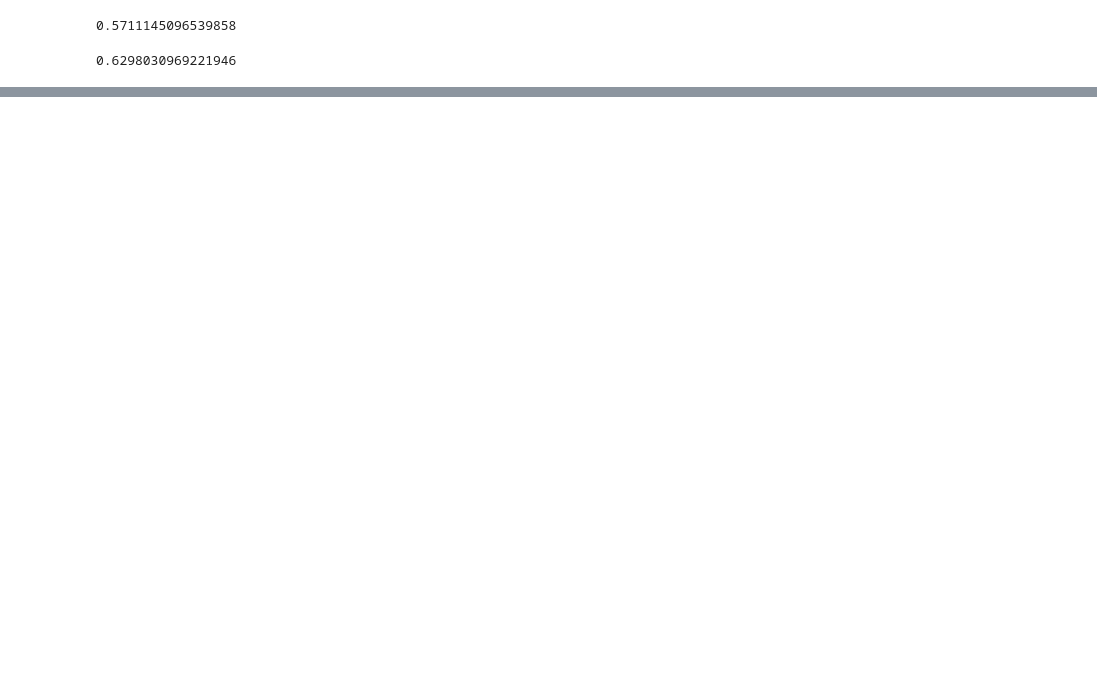
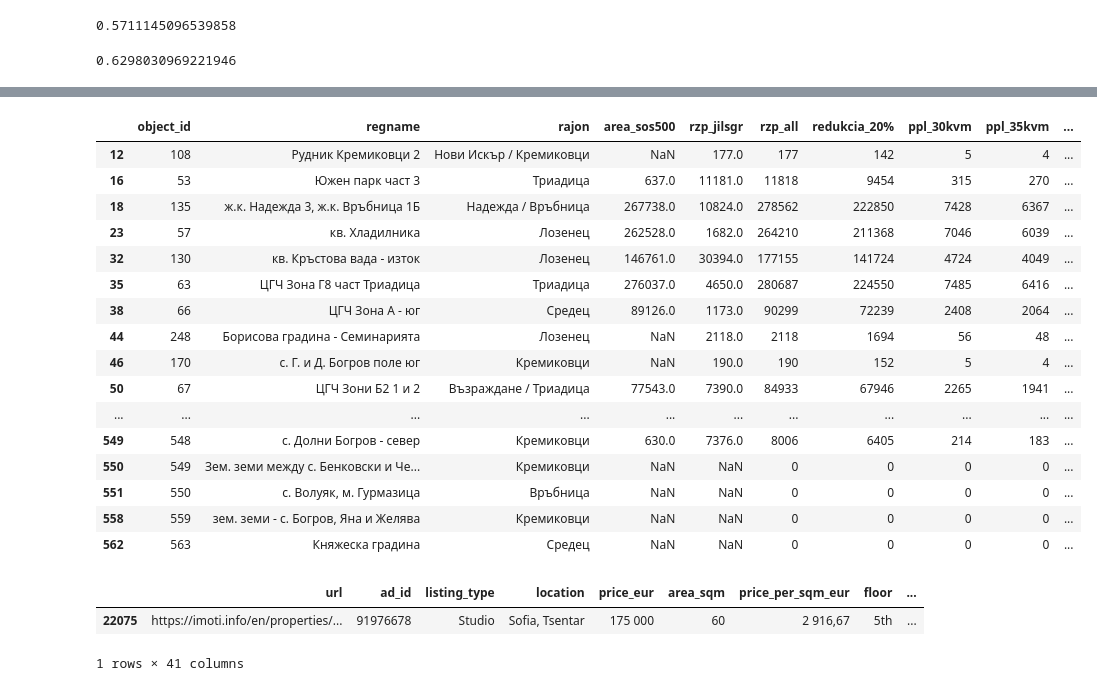
Before and after one commit to Andrii-Ostapchuk/sofia_housing_districts_analysis, a Jupyter notebook: src/exploration/district_mapping.ipynb, the cells around one changed output, grey strips where cells are left out. Saved outputs shown, nothing was run; the diff lists cells and outputs as text; code cells hidden in the pictures; blank space fills up the shorter version.

```diff
--- a/src/exploration/district_mapping.ipynb
+++ b/src/exploration/district_mapping.ipynb
@@ -74,0 +145,6 @@ len(sofia_for_sale_scraped[(sofia_for_rent_scraped['neighborhood'].notna()) | (s
+# %%
+combined_listings = pd.concat([sofia_for_sale_scraped, sofia_for_rent_scraped], ignore_index=True)
+
+combined_listings['location_clean'] = combined_listings['location'].apply(clean_neighborhood)
+
+combined_listings.sample(5)
@@ -74,0 +159,4 @@ len(sofia_for_sale_scraped[(sofia_for_rent_scraped['neighborhood'].notna()) | (s
+# %%
+districts['regname_clean'] = districts['regname'].apply(clean_neighborhood)
+
+districts[districts['regname_clean'].str.contains('b-5', case=False)]
@@ -74,0 +165,10 @@ len(sofia_for_sale_scraped[(sofia_for_rent_scraped['neighborhood'].notna()) | (s
+# %%
+regname_clean_set = {s.strip().lower() for s in districts['regname_clean'].dropna()}
+location_clean_set = {s.strip().lower() for s in combined_listings['location_clean'].dropna()}
+
+matches = {x: [y for y in regname_clean_set if x in y] for x in location_clean_set}
+
+matched = {x: ys for x, ys in matches.items() if ys}
+unmatched = {x for x, ys in matches.items() if not ys}
+
+unmatched
@@ -74,0 +186,5 @@ len(sofia_for_sale_scraped[(sofia_for_rent_scraped['neighborhood'].notna()) | (s
+# %%
+districts['regname_clean_2'] = districts['regname_clean'].apply(
+    lambda r: max([x for x in location_clean_set if x in r], key=len, default=None)
+    if isinstance(r, str) else None
+)
@@ -74,0 +219,28 @@ len(sofia_for_sale_scraped[(sofia_for_rent_scraped['neighborhood'].notna()) | (s
+# %%
+districts[districts['rajon'].str.contains('Ц', case=False)]
+# %% [output]
+|  | object_id | regname | rajon | area_sos500 | rzp_jilsgr | rzp_all | redukcia_20% | ppl_30kvm | ppl_35kvm | ... |
+| 12 | 108 | Рудник Кремиковци 2 | Нови Искър / Кремиковци | NaN | 177.0 | 177 | 142 | 5 | 4 | ... |
+| 16 | 53 | Южен парк част 3 | Триадица | 637.0 | 11181.0 | 11818 | 9454 | 315 | 270 | ... |
+| 18 | 135 | ж.к. Надежда 3, ж.к. Връбница 1Б | Надежда / Връбница | 267738.0 | 10824.0 | 278562 | 222850 | 7428 | 6367 | ... |
+| 23 | 57 | кв. Хладилника | Лозенец | 262528.0 | 1682.0 | 264210 | 211368 | 7046 | 6039 | ... |
+| 32 | 130 | кв. Кръстова вада - изток | Лозенец | 146761.0 | 30394.0 | 177155 | 141724 | 4724 | 4049 | ... |
+| 35 | 63 | ЦГЧ Зона Г8 част Триадица | Триадица | 276037.0 | 4650.0 | 280687 | 224550 | 7485 | 6416 | ... |
+| 38 | 66 | ЦГЧ Зона А - юг | Средец | 89126.0 | 1173.0 | 90299 | 72239 | 2408 | 2064 | ... |
+| 44 | 248 | Борисова градина - Семинарията | Лозенец | NaN | 2118.0 | 2118 | 1694 | 56 | 48 | ... |
+| 46 | 170 | с. Г. и Д. Богров поле юг | Кремиковци | NaN | 190.0 | 190 | 152 | 5 | 4 | ... |
+| 50 | 67 | ЦГЧ Зони Б2 1 и 2 | Възраждане / Триадица | 77543.0 | 7390.0 | 84933 | 67946 | 2265 | 1941 | ... |
+| ... | ... | ... | ... | ... | ... | ... | ... | ... | ... | ... |
+| 549 | 548 | с. Долни Богров - север | Кремиковци | 630.0 | 7376.0 | 8006 | 6405 | 214 | 183 | ... |
+| 550 | 549 | Зем. земи между с. Бенковски и Че... | Кремиковци | NaN | NaN | 0 | 0 | 0 | 0 | ... |
+| 551 | 550 | с. Волуяк, м. Гурмазица | Връбница | NaN | NaN | 0 | 0 | 0 | 0 | ... |
+| 558 | 559 | зем. земи - с. Богров, Яна и Желява | Кремиковци | NaN | NaN | 0 | 0 | 0 | 0 | ... |
+| 562 | 563 | Княжеска градина | Средец | NaN | NaN | 0 | 0 | 0 | 0 | ... |
+# %%
+gdf = gpd.GeoDataFrame(merge, geometry='geometry', crs=districts.crs)
+
+gdf[gdf['location'].str.contains('Sofia, Tsentar')].drop_duplicates(subset='location_clean')
+# %% [output]
+|  | url | ad_id | listing_type | location | price_eur | area_sqm | price_per_sqm_eur | floor | ... |
+| 22075 | https://imoti.info/en/properties/... | 91976678 | Studio | Sofia, Tsentar | 175 000 | 60 | 2 916,67 | 5th | ... |
+1 rows × 41 columns
```
Also changed, not shown: parts of 8 cells of this notebook, 1 other file.
